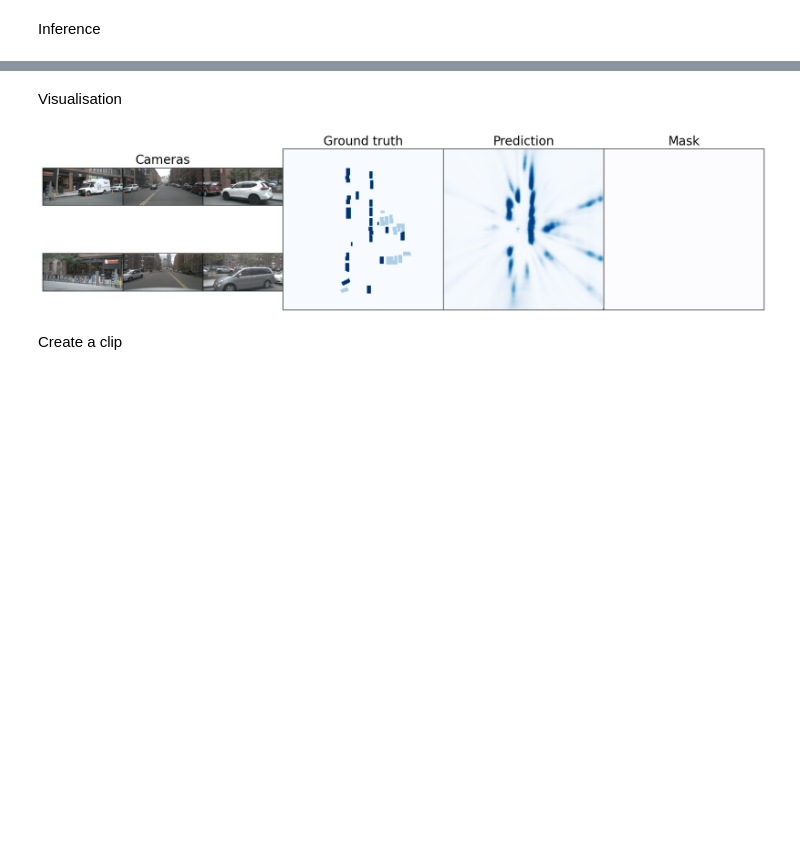
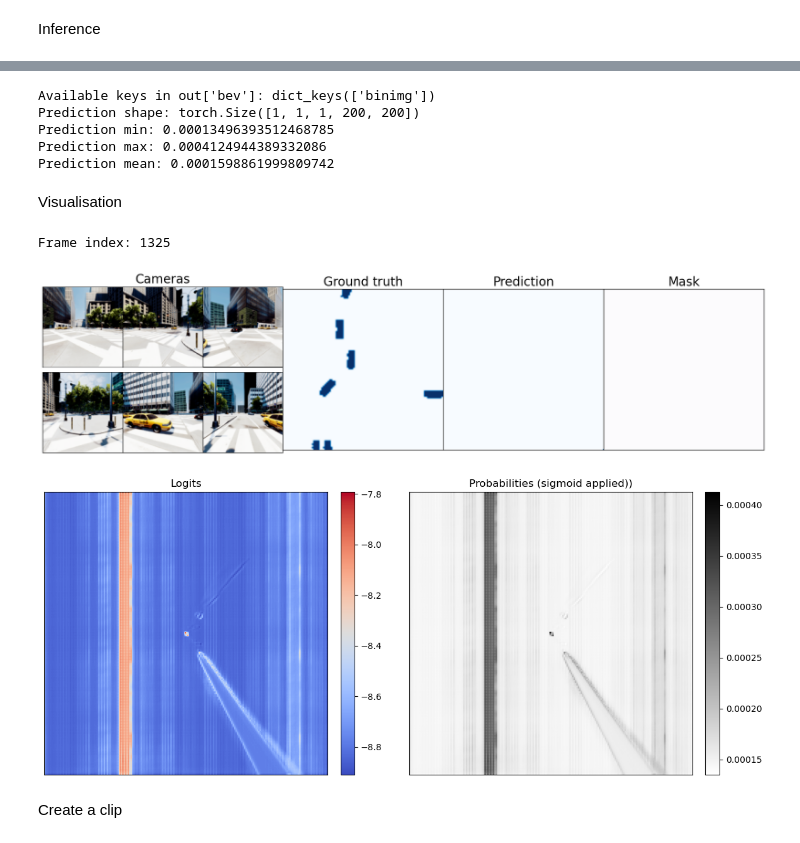
Before and after one commit to RyanS161/tartanPointBeV, a Jupyter notebook: notebooks/inference.ipynb, the cells around one changed output, grey strips where cells are left out. Drawn from its saved outputs; the diff is of its cells as text; code cells hidden in the pictures; blank space fills up the shorter version.

Commit message:
dataloading into batches working correctly

```diff
--- a/notebooks/inference.ipynb
+++ b/notebooks/inference.ipynb
@@ -5,7 +5,7 @@ Select your checkpoint
 # %%
 path = pyrootutils.find_root(indicator=".project-root")
 # run_path = Path("logs/PointBeV/effb4/vis1_r3/")
-run_path = Path("logs/PointBeV/train/runs/2025-03-18_21-55-00/")
+run_path = Path("logs/PointBeV/train/runs/2025-04-01_10-50-56/")
 # ckpt_path = path / run_path / "checkpoints" / "38_69.ckpt"
 ckpt_path = path / run_path / "checkpoints" / "last.ckpt"
 config_path = "../" / run_path / ".hydra"
@@ -81,6 +79,6 @@ Total freezed params: 0
 Dataset
 # %%
 datamodule = hydra.utils.instantiate(cfg.data)
-datamodule.val_shuffle = True
+datamodule.val_shuffle = False
 datamodule.setup()
 # %% [output]
@@ -100,6 +88,3 @@ BEV. P value / index: [0] / [0]
 # %% [markdown]
 Sampled data
-# %%
-data = next(iter(datamodule.val_dataloader()))
-data = datamodule.on_after_batch_transfer(data, None)
 # %%
@@ -137,12 +132,30 @@ Outputs:
+# %%
+with torch.inference_mode():
+    with torch.no_grad():
+        out = self(imgs, rots, trans, intrins, bev_aug, egoTin_to_seq)
+        print("Available keys in out['bev']:", out["bev"].keys())
+
+        pred = out["bev"]["binimg"]
+        pred_cpu = pred.detach().cpu().sigmoid()
+        print("Prediction shape:", pred_cpu.shape)
+        print("Prediction min:", pred_cpu.min().item())
+        print("Prediction max:", pred_cpu.max().item())
+        print("Prediction mean:", pred_cpu.mean().item())
+# %% [output]
+Available keys in out['bev']: dict_keys(['binimg'])
+Prediction shape: torch.Size([1, 1, 1, 200, 200])
+Prediction min: 0.00013496393512468785
+Prediction max: 0.0004124944389332086
+Prediction mean: 0.0001598861999809742
 # %% [markdown]
 Visualisation
 # %%
-b_ts = 0
-t_ts = 0
+from torchvision.transforms.functional import to_pil_image
+
 cmap = "Blues"
 
 
-def visualise(imgs, data, out):
+def visualise(imgs, data, out, b_ts=0, t_ts=0):
     key = "binimg"
     visibility = data.get("visibility", torch.ones_like(data[key]))
 
@@ -174,37 +187,73 @@ def visualise(imgs, data, out):
     # Create the axis
     axs = [fig.add_subplot(gs[i, j]) for i in range(2) for j in range(num_cols - 6)]
 
     # Cameras
+    cam_imgs = [ # right now it is normalized to [0,1] but need it in [0,255], otherwise it is autoscaled
+        to_pil_image(imgs[b_ts, t_ts, cam])  # This assumes [C, H, W] format and values in [0, 1]
+        for cam in range(6)
+    ]
+
     for idx, img in enumerate(cam_imgs):
-        axs[idx].imshow(img)
+        axs[idx].imshow(img)  # PIL images work out of the box
         axs[idx].set_xticks([])
         axs[idx].set_yticks([])
+
+
     axs[1].set_title("Cameras", fontsize=20)
 
     # BeV
     ax_gt = fig.add_subplot(gs[0:2, 3:5])
     ax_gt.imshow(bev_imgs[0], cmap=cmap)
 
     ax_pred = fig.add_subplot(gs[0:2, 5:7])
     ax_pred.imshow(bev_imgs[1], cmap=cmap)
 
     ax_mask = fig.add_subplot(gs[0:2, 7:9])
     ax_mask.imshow(bev_imgs[2], cmap=matplotlib.cm.Purples)
 
 
     for ax, title in zip([ax_gt, ax_pred, ax_mask], ["Ground truth", "Prediction", "Mask"]):
         ax.set_xticks([])
         ax.set_yticks([])
         ax.set_title(title, fontsize=20)
 
     return fig
 
 
-# Show the plot
-fig = visualise(imgs, data, out)
+b_ts = data["frame_idx"].index(selected_frame)  # index within batch
+fig = visualise(imgs, data, out, b_ts=b_ts, t_ts=0)
 fig.show()
+print(f"Frame index: {selected_frame}")
+
+##############################################################################################
+
+# Extract the logits and probabilities
+logits = out["bev"]["binimg"][b_ts, 0, 0].detach().cpu().numpy()
+probs  = torch.sigmoid(out["bev"]["binimg"][b_ts, 0, 0]).detach().cpu().numpy()
+
+# Create the side-by-side plot
+fig, axs = plt.subplots(1, 2, figsize=(12, 5))
+
+# Logits
+im0 = axs[0].imshow(logits, cmap="coolwarm")
+axs[0].set_title("Logits")
+axs[0].set_xticks([])
+axs[0].set_yticks([])
+fig.colorbar(im0, ax=axs[0], fraction=0.046, pad=0.04)
+
+# Probabilities
+im1 = axs[1].imshow(probs, cmap="binary")
+axs[1].set_title("Probabilities (sigmoid applied)")
+axs[1].set_xticks([])
+axs[1].set_yticks([])
+fig.colorbar(im1, ax=axs[1], fraction=0.046, pad=0.04)
+
+plt.tight_layout()
+plt.show()
 # %% [output]
+Frame index: 1325
-[figure, old version]
+[figure, new version]
+[figure, added]
 # %% [markdown]
 Create a clip
 # %%
```
Also changed, not shown: parts of 7 cells of this notebook, 3 other files.
